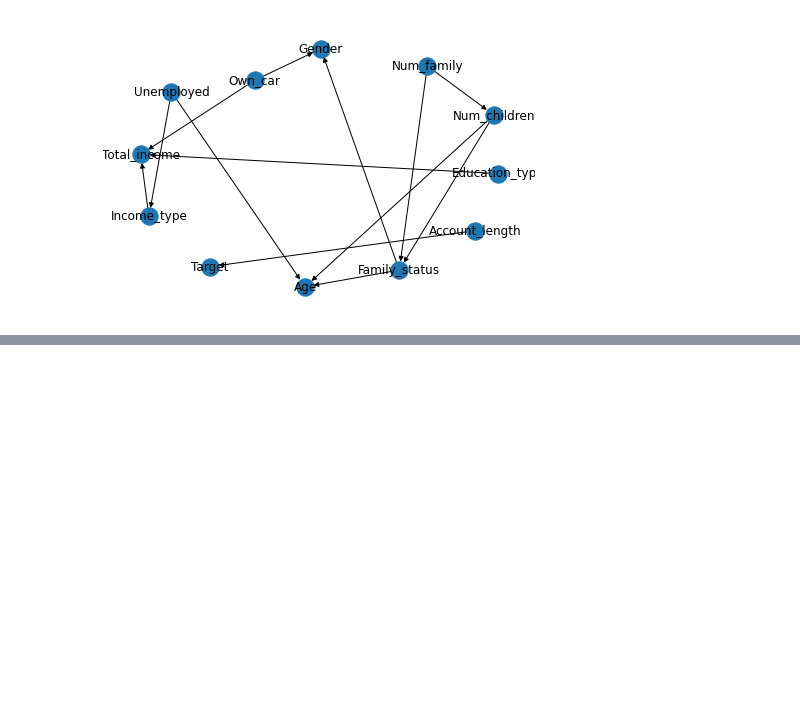
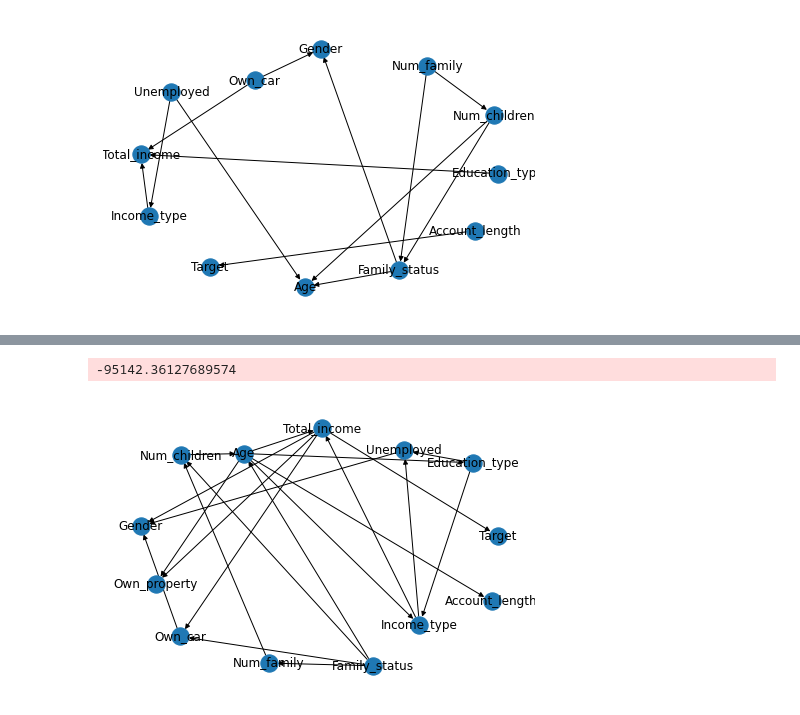
Before and after one commit to DomMcOyle/FAIKR3-Project, a Jupyter notebook: bayes_net.ipynb, the cells around one changed output, grey strips where cells are left out. Cells and saved outputs as stored; diff of their text form; code cells hidden in the pictures; blank space fills up the shorter version.

```diff
--- a/bayes_net.ipynb
+++ b/bayes_net.ipynb
@@ -48,0 +99,22 @@ nx.draw(hillclimbmodel, with_labels=True)
+# %%
+hillclimbmodel_improved = hillclimbest.estimate(scoring_method=bic_score, fixed_edges=[
+    ("Total_income", "Target"),
+    ("Income_type", "Total_income"),
+    ("Total_income", "Own_property"),
+    ("Total_income", "Own_car"),
+    ("Income_type", "Unemployed"),
+    ("Num_family", "Num_children"),
+    ("Age", "Total_income"),
+    ("Age", "Income_type"),
+    ("Age", "Account_length"),
+    ("Income_type", "Total_income"),
+    ("Income_type", "Unemployed"),
+    ("Education_type", "Unemployed"),
+    ("Education_type", "Income_type"),
+    ("Family_status", "Num_family")])#, black_list=[("Own_car","Gender"), ("Gender", "Own_car")])
+nx.draw(hillclimbmodel_improved, with_labels=True)
+
+print(bic_score.score(hillclimbmodel_improved))
+# %% [output]
+-95142.36127689574
+[figure, added]
```
Also changed, not shown: parts of 13 cells of this notebook, 2 other files.
